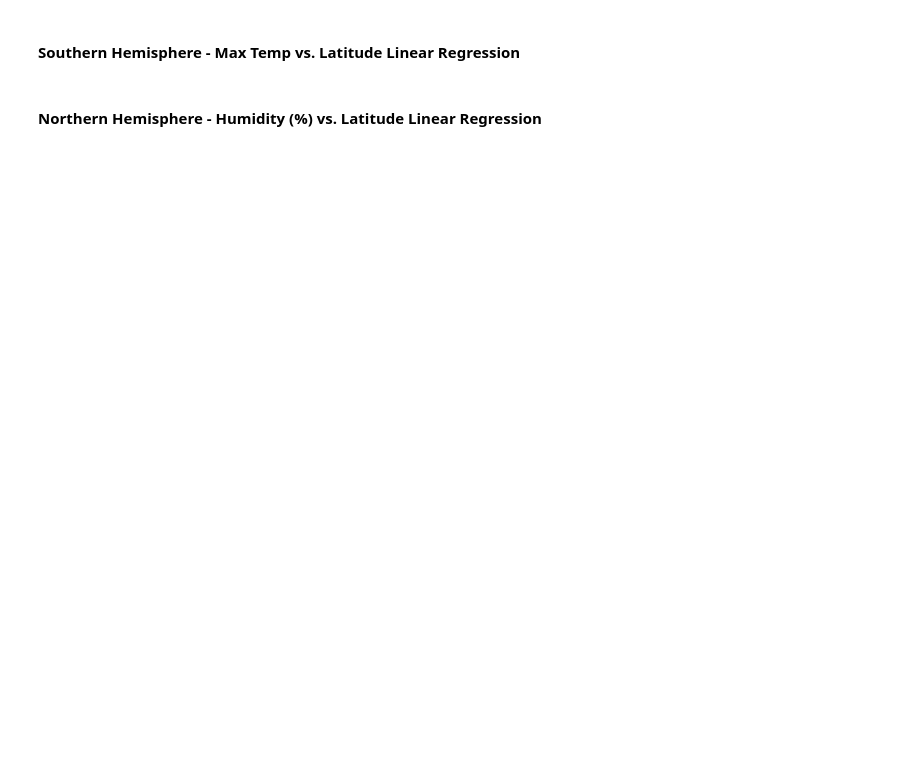
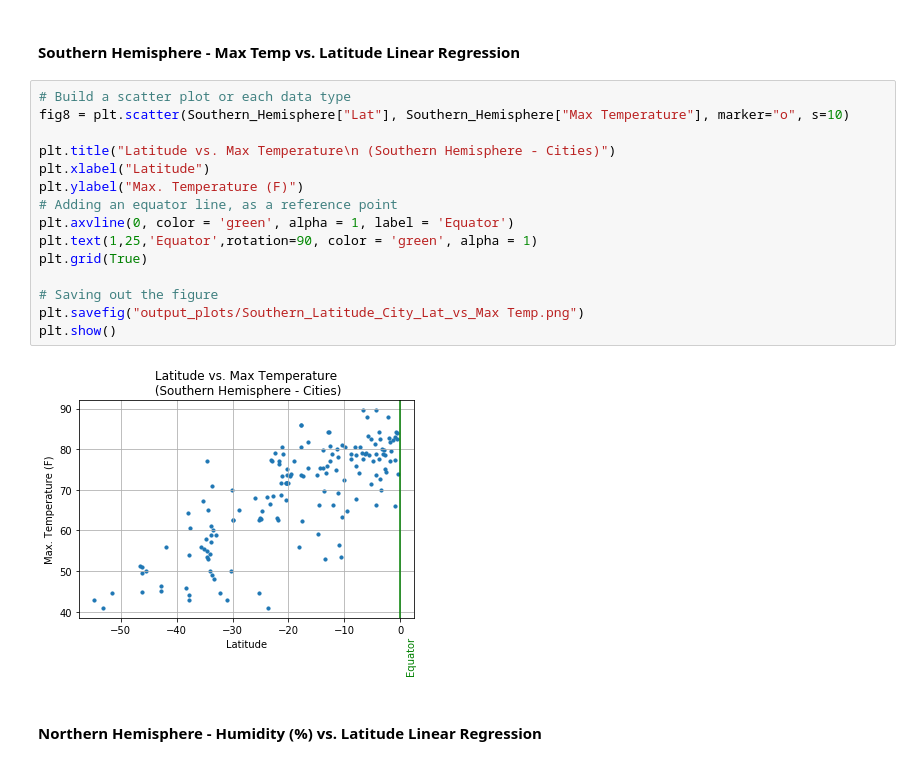
Before and after one commit to SaltireSequence/python-api-challenge, a Jupyter notebook: WeatherPy.ipynb, the cells around one changed output. Drawn from its saved outputs; the diff is of its cells as text; blank space fills up the shorter version.

```diff
--- a/WeatherPy.ipynb
+++ b/WeatherPy.ipynb
@@ -299,4 +352,21 @@ plt.show()
 # %% [markdown]
 ####  Southern Hemisphere - Max Temp vs. Latitude Linear Regression
+# %%
+# Build a scatter plot or each data type
+fig8 = plt.scatter(Southern_Hemisphere["Lat"], Southern_Hemisphere["Max Temperature"], marker="o", s=10)
+
+plt.title("Latitude vs. Max Temperature\n (Southern Hemisphere - Cities)")
+plt.xlabel("Latitude")
+plt.ylabel("Max. Temperature (F)")
+# Adding an equator line, as a reference point
+plt.axvline(0, color = 'green', alpha = 1, label = 'Equator')
+plt.text(1,25,'Equator',rotation=90, color = 'green', alpha = 1)
+plt.grid(True)
+
+# Saving out the figure
+plt.savefig("output_plots/Southern_Latitude_City_Lat_vs_Max Temp.png")
+plt.show()
+# %% [output]
+[figure, added]
 # %% [markdown]
 ####  Northern Hemisphere - Humidity (%) vs. Latitude Linear Regression
```
Also changed, not shown: parts of 13 cells of this notebook, 15 other files.
